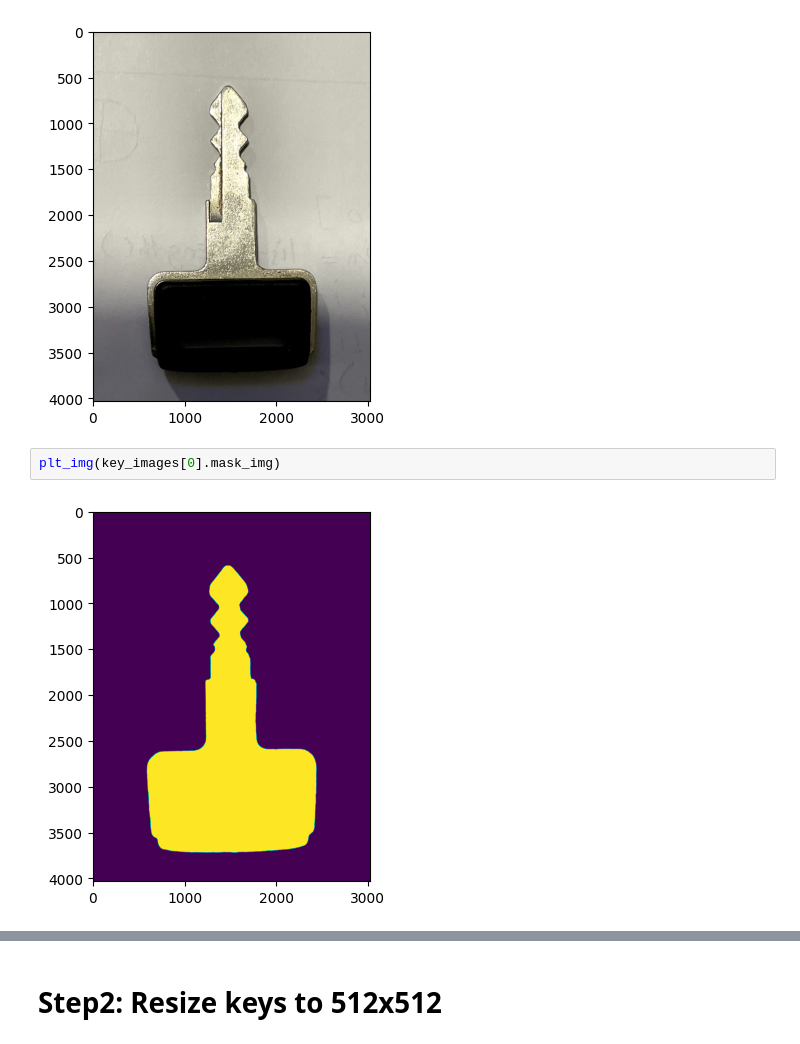
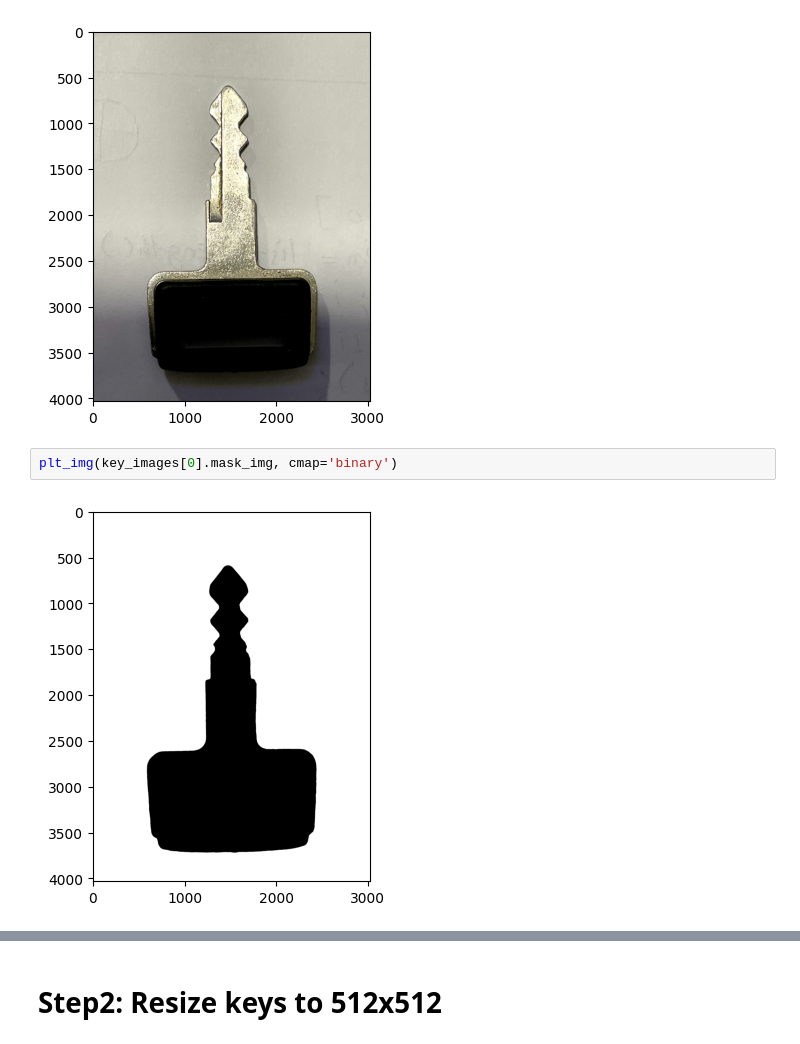
Before and after one commit to syedfaiqueali/Kaggle-Notebooks, a Jupyter notebook: key-extraction.ipynb, the cells around one changed output, grey strips where cells are left out. Drawn from its saved outputs; the diff is of its cells as text.

```diff
--- a/key-extraction.ipynb
+++ b/key-extraction.ipynb
@@ -133,7 +164,7 @@ plt_img(key_images[0].rgb_img)
 # %% [output]
 [figure]
 # %%
-plt_img(key_images[0].mask_img)
+plt_img(key_images[0].mask_img, cmap='binary')
 # %% [output]
-[figure, old version]
+[figure, new version]
 # %%
```
Also changed, not shown: parts of 7 cells of this notebook.
